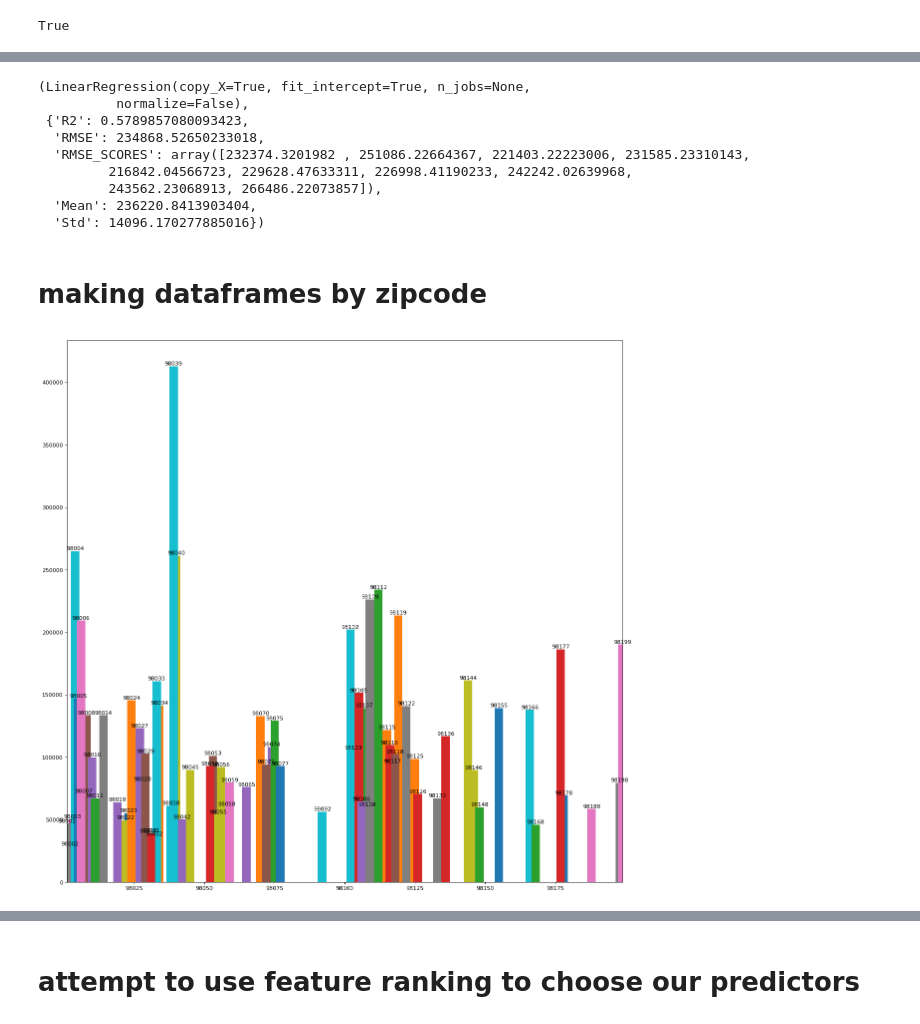
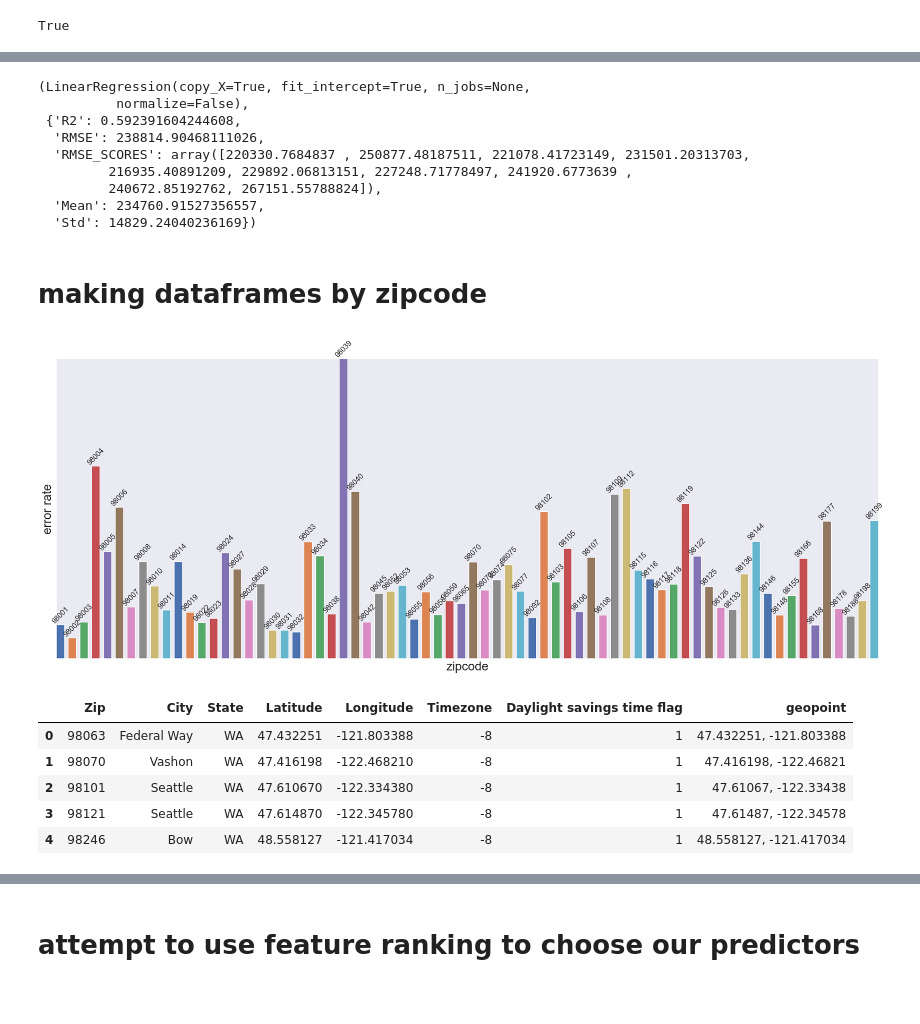
Before and after one commit to AlludedCrabb/Data-Science-Housing-Data-Project, a Jupyter notebook: Jacob_Taeho project.ipynb, the cells around one changed output, grey strips where cells are left out. Saved outputs shown, nothing was run; the diff lists cells and outputs as text; code cells hidden in the pictures; blank space fills up the shorter version.

Commit message:
Add rmse chart by zipcode location

```diff
--- a/Jacob_Taeho project.ipynb
+++ b/Jacob_Taeho project.ipynb
@@ -212,6 +224,8 @@ sns.heatmap(X.corr())
 Create a function for making multivariable regression with train test splits
 # %%
 def do_predict(X, y):
+    """Perform linear regression with X and y"""
+    """Return a linear regression model and model scores"""
     """Takes array like objects for X and y"""
 
     #run a train test split on our variables
@@ -241,8 +255,7 @@ def do_predict(X, y):
     #root mean squared error result of our cross validation
     rmse_scores = np.sqrt(-scores)
 
-
-    #return a dictionary with our final values
+    #return a model & scores
     return lr, {'R2':  r2_score,
             'RMSE':  rmse,
             'RMSE_SCORES':   rmse_scores,
@@ -400,13 +440,13 @@ do_predict(X, y)
 # %% [output]
 (LinearRegression(copy_X=True, fit_intercept=True, n_jobs=None,
           normalize=False),
- {'R2': 0.5789857080093423,
-  'RMSE': 234868.52650233018,
-  'RMSE_SCORES': array([232374.3201982 , 251086.22664367, 221403.22223006, 231585.23310143,
-         216842.04566723, 229628.47633311, 226998.41190233, 242242.02639968,
-         243562.23068913, 266486.22073857]),
-  'Mean': 236220.8413903404,
-  'Std': 14096.170277885016})
+ {'R2': 0.592391604244608,
+  'RMSE': 238814.90468111026,
+  'RMSE_SCORES': array([220330.7684837 , 250877.48187511, 221078.41723149, 231501.20313703,
+         216935.40891209, 229892.06813151, 227248.71778497, 241920.6773639 ,
+         240672.85192762, 267151.55788824]),
+  'Mean': 234760.91527356557,
+  'Std': 14829.24040236169})
 # %% [markdown]
 # making dataframes by zipcode
 # %%
@@ -414,35 +454,50 @@ do_predict(X, y)
 def get_dataframe_by_zip(x):
     q = f"SELECT * FROM df WHERE zipcode={x}"
     return pysqldf(q)
+# %%
+# get model by whole df
+X = df.drop(columns=['price','date','id'], axis=1)
+y = df.price
+
+model, result = do_predict(X, y)
 # %%
 #perform our regression on each individual
 #zipcode and see how we do
 zip_result = []
-for zipcode in df.zipcode.unique():
+zipcodes = df.zipcode.unique()
+zipcodes.sort()
+for zipcode in zipcodes:
     zip_df = get_dataframe_by_zip(zipcode)
 
     X = zip_df.drop(columns=['price','date','id'], axis=1)
     y = zip_df.price
 
-    model, result = do_predict(X, y)
+    result = do_validate_model(model, X, y)
     zip_result.append((zipcode, result['Mean']))
 # %%
 #plot our results
-fig, ax = plt.subplots(figsize=(18, 18), dpi=80)
+sns.set()
+fig, ax = plt.subplots(figsize=(24, 9), dpi=120)
+
+rects = ax.patches
+ax.autoscale(tight=True)
 
 zipcodes = []
 rmses = []
 for zipcode, mean_rmse in zip_result:
-    zipcodes.append(zipcode)
+    zipcodes.append(str(zipcode))
     rmses.append(mean_rmse)
-    ax.bar(zipcode, mean_rmse, width=3)
+    ax.bar(str(zipcode), mean_rmse, width=.7)
 
-ax.set_xbound(lower=98001, upper=df.zipcode.max())
-rects = ax.patches
+fig.set_title = "Model fitting score by zipcode"
+ax.set_yticks([])
+ax.set_xticks([])
+ax.set_xlabel('zipcode', fontsize=20)
+ax.set_ylabel('error rate', fontsize=20)
 
 for rect, label in zip(rects, zipcodes):
     height = rect.get_height()
     ax.text(rect.get_x() + rect.get_width() / 2, height + 5, label,
-           ha='center', va='bottom')
+           ha='center', va='bottom', rotation=45)
 # %% [output]
-[figure, old version]
+[figure, new version]
@@ -448,0 +524,10 @@ for rect, label in zip(rects, zipcodes):
+# %%
+zip_loc_df = pd.read_csv('wa_zip_lat_lng.csv', delimiter=';')
+zip_loc_df.head()
+# %% [output]
+|  | Zip | City | State | Latitude | Longitude | Timezone | Daylight savings time flag | geopoint |
+| 0 | 98063 | Federal Way | WA | 47.432251 | -121.803388 | -8 | 1 | 47.432251, -121.803388 |
+| 1 | 98070 | Vashon | WA | 47.416198 | -122.468210 | -8 | 1 | 47.416198, -122.46821 |
+| 2 | 98101 | Seattle | WA | 47.610670 | -122.334380 | -8 | 1 | 47.61067, -122.33438 |
+| 3 | 98121 | Seattle | WA | 47.614870 | -122.345780 | -8 | 1 | 47.61487, -122.34578 |
+| 4 | 98246 | Bow | WA | 48.558127 | -121.417034 | -8 | 1 | 48.558127, -121.417034 |
```
Also changed, not shown: parts of 9 cells of this notebook, 1 other file.
